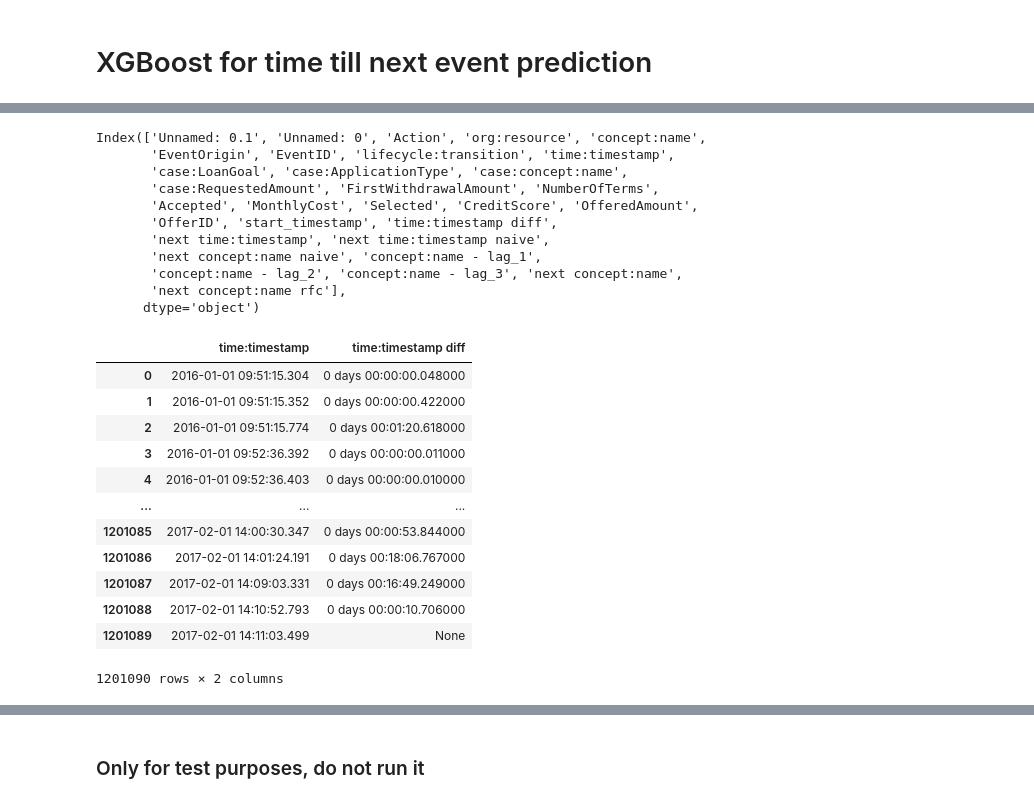
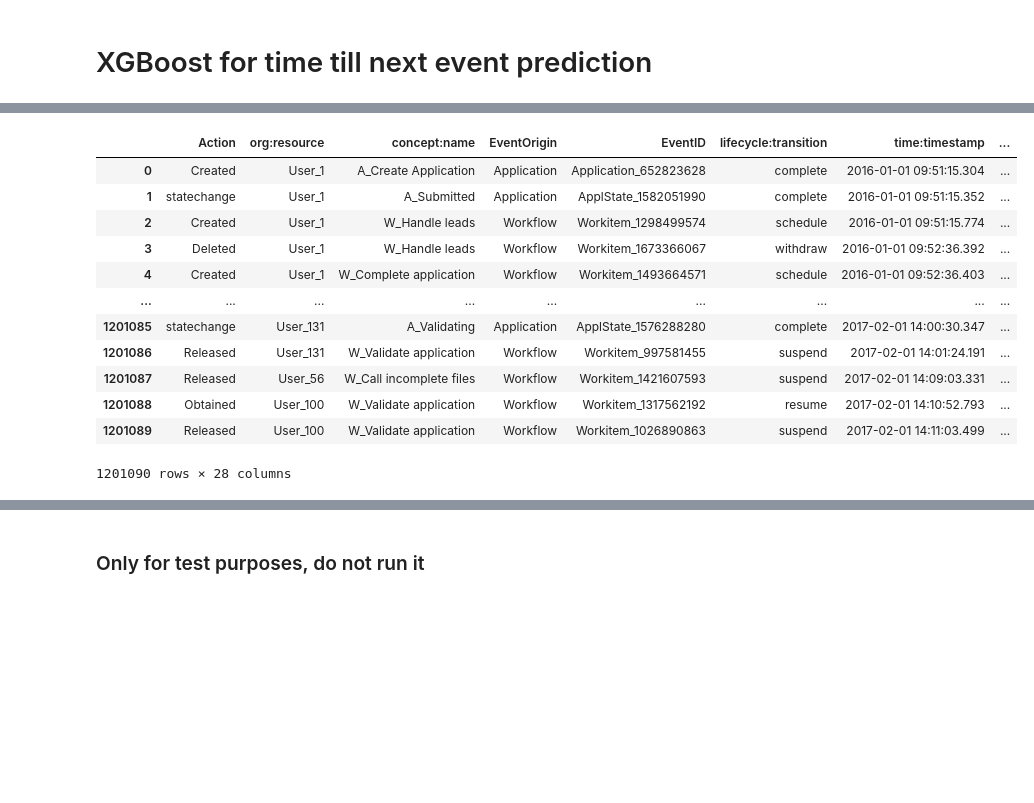
Before and after one commit to AlexRaudvee/Process_Mining_1, a Jupyter notebook: Sprint_2/modesl_train_xgboost_rfc.ipynb, the cells around one changed output, grey strips where cells are left out. Cells and saved outputs as stored; diff of their text form; code cells hidden in the pictures; blank space fills up the shorter version.

Commit message:
finish xgboost and rfc and dataset

```diff
--- a/Sprint_2/modesl_train_xgboost_rfc.ipynb
+++ b/Sprint_2/modesl_train_xgboost_rfc.ipynb
@@ -164,34 +347,16 @@ df.to_csv(f'../data/{chosed_dataset}_rfc_xgboost.csv')
 # %%
-df.columns
+df
 # %% [output]
+|  | Action | org:resource | concept:name | EventOrigin | EventID | lifecycle:transition | time:timestamp | ... |
+| 0 | Created | User_1 | A_Create Application | Application | Application_652823628 | complete | 2016-01-01 09:51:15.304 | ... |
+| 1 | statechange | User_1 | A_Submitted | Application | ApplState_1582051990 | complete | 2016-01-01 09:51:15.352 | ... |
+| 2 | Created | User_1 | W_Handle leads | Workflow | Workitem_1298499574 | schedule | 2016-01-01 09:51:15.774 | ... |
+| 3 | Deleted | User_1 | W_Handle leads | Workflow | Workitem_1673366067 | withdraw | 2016-01-01 09:52:36.392 | ... |
+| 4 | Created | User_1 | W_Complete application | Workflow | Workitem_1493664571 | schedule | 2016-01-01 09:52:36.403 | ... |
+| ... | ... | ... | ... | ... | ... | ... | ... | ... |
+| 1201085 | statechange | User_131 | A_Validating | Application | ApplState_1576288280 | complete | 2017-02-01 14:00:30.347 | ... |
+| 1201086 | Released | User_131 | W_Validate application | Workflow | Workitem_997581455 | suspend | 2017-02-01 14:01:24.191 | ... |
+| 1201087 | Released | User_56 | W_Call incomplete files | Workflow | Workitem_1421607593 | suspend | 2017-02-01 14:09:03.331 | ... |
+| 1201088 | Obtained | User_100 | W_Validate application | Workflow | Workitem_1317562192 | resume | 2017-02-01 14:10:52.793 | ... |
+| 1201089 | Released | User_100 | W_Validate application | Workflow | Workitem_1026890863 | suspend | 2017-02-01 14:11:03.499 | ... |
-Index(['Unnamed: 0.1', 'Unnamed: 0', 'Action', 'org:resource', 'concept:name',
-       'EventOrigin', 'EventID', 'lifecycle:transition', 'time:timestamp',
-       'case:LoanGoal', 'case:ApplicationType', 'case:concept:name',
-       'case:RequestedAmount', 'FirstWithdrawalAmount', 'NumberOfTerms',
-       'Accepted', 'MonthlyCost', 'Selected', 'CreditScore', 'OfferedAmount',
-       'OfferID', 'start_timestamp', 'time:timestamp diff',
-       'next time:timestamp', 'next time:timestamp naive',
-       'next concept:name naive', 'concept:name - lag_1',
-       'concept:name - lag_2', 'concept:name - lag_3', 'next concept:name',
-       'next concept:name rfc'],
-      dtype='object')
+1201090 rows × 28 columns
-# %%
-df = pd.read_csv(f'../data/{chosed_dataset}_rfc_xgboost.csv')
-
-df['elapsed time:timestamp '] = df['time:timestamp diff'].shift(-1)
-
-df[['time:timestamp', 'time:timestamp diff']]
-# %% [output]
-|  | time:timestamp | time:timestamp diff |
-| 0 | 2016-01-01 09:51:15.304 | 0 days 00:00:00.048000 |
-| 1 | 2016-01-01 09:51:15.352 | 0 days 00:00:00.422000 |
-| 2 | 2016-01-01 09:51:15.774 | 0 days 00:01:20.618000 |
-| 3 | 2016-01-01 09:52:36.392 | 0 days 00:00:00.011000 |
-| 4 | 2016-01-01 09:52:36.403 | 0 days 00:00:00.010000 |
-| ... | ... | ... |
-| 1201085 | 2017-02-01 14:00:30.347 | 0 days 00:00:53.844000 |
-| 1201086 | 2017-02-01 14:01:24.191 | 0 days 00:18:06.767000 |
-| 1201087 | 2017-02-01 14:09:03.331 | 0 days 00:16:49.249000 |
-| 1201088 | 2017-02-01 14:10:52.793 | 0 days 00:00:10.706000 |
-| 1201089 | 2017-02-01 14:11:03.499 | None |
-1201090 rows × 2 columns
```
Also changed, not shown: parts of 11 cells of this notebook.
